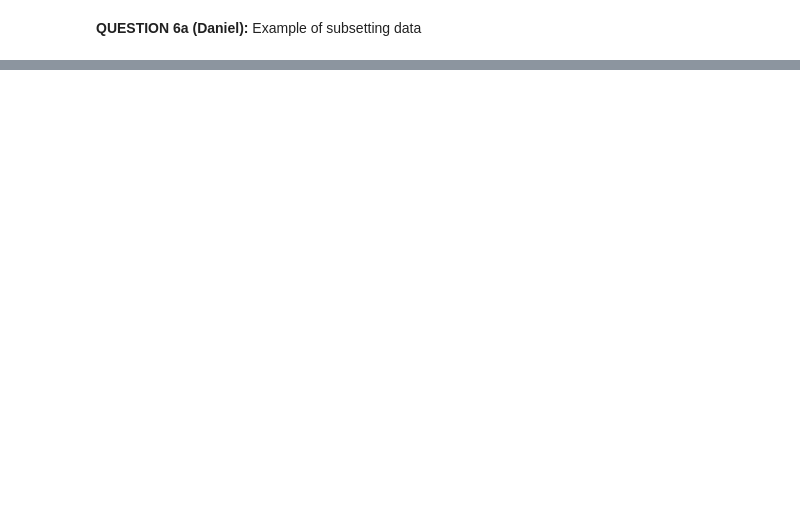
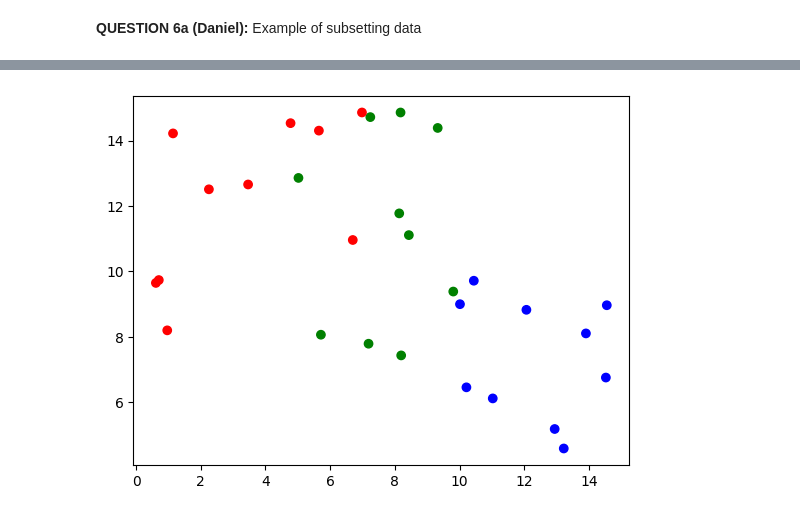
Before and after one commit to ksuaray/F23_697LAEP, a Jupyter notebook: STAT_697_+_LAEP_F23_Group_Notebook.ipynb, the cells around one changed output, grey strips where cells are left out. Drawn from its saved outputs; the diff is of its cells as text; code cells hidden in the pictures; blank space fills up the shorter version.

```diff
--- a/STAT_697_+_LAEP_F23_Group_Notebook.ipynb
+++ b/STAT_697_+_LAEP_F23_Group_Notebook.ipynb
@@ -139,0 +616,23 @@ Many similar questions can be used to slice the data and select a subset that is
+# %%
+import pandas as pd
+import numpy as np
+import matplotlib.pyplot as plt
+
+np.random.seed(14)
+Nick_Test = pd.DataFrame(np.array([np.random.uniform(size=10,low=0,high=15),np.random.uniform(size=10,low=0,high=15)]).transpose())
+Nick_Test.columns = ['x','y']
+# Nick_Test
+
+ML1 = pd.read_csv('/content/MLData1.csv')
+colors = []
+for i in ML1.cat:
+  if i == 'A':
+    colors.append("red")
+  elif i == 'B':
+    colors.append('green')
+  elif i == 'C':
+    colors.append('blue')
+
+fig = plt.scatter(data=ML1,x='x',y='y', color=colors)
+# %% [output]
+[figure, added]
```
Also changed, not shown: parts of 97 cells of this notebook.
